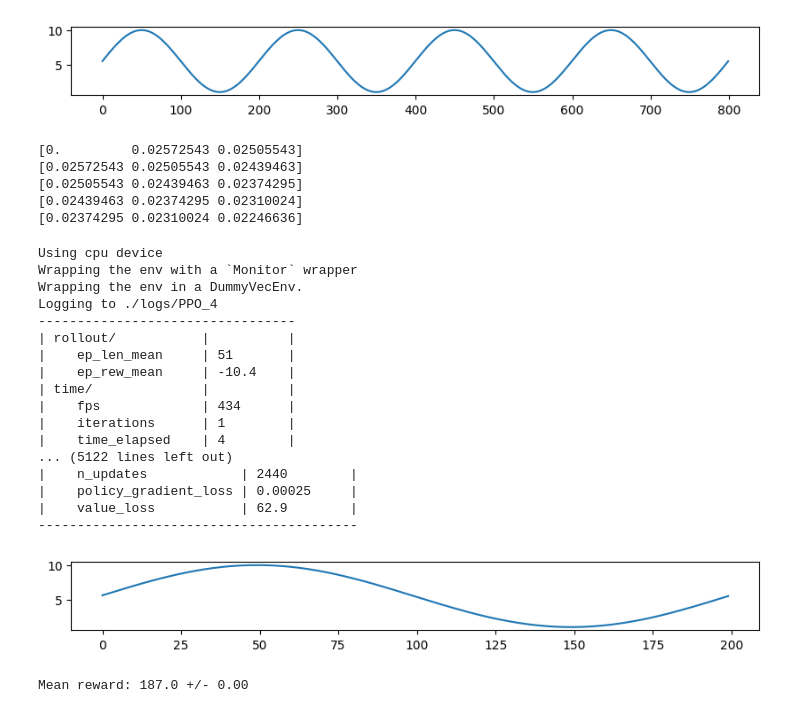
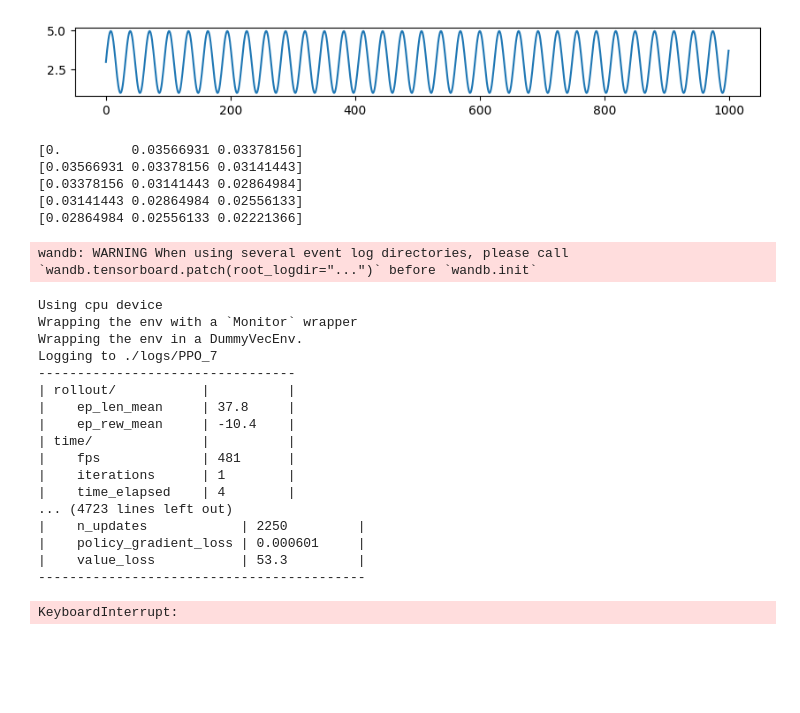
Before and after one commit to andywatts-algo/sinewave, a Jupyter notebook: sinewave.ipynb, the cells around one changed output. Cells and saved outputs as stored; diff of their text form; code cells hidden in the pictures; blank space fills up the shorter version.

```diff
--- a/sinewave.ipynb
+++ b/sinewave.ipynb
@@ -17,7 +16,13 @@ from sine_env import SineEnv
 # %%
 config = {
     "policy_type": "MlpPolicy",
-    "total_timesteps": 500_000,
+    "total_timesteps": 1_000_000,
     "env_name": "SineWave-v0",
+    "amplitude_min": 1,
+    "amplitude_max": 10,
+    "frequency_min": 10,
+    "frequency_max": 100,
+    "lookback": 3,
+    "count": 1000
 }
 # %%
@@ -36,65 +43,55 @@ train_df, test_df = train_test_split(df, test_size=0.2, shuffle=False)
 # %%
 # TRAINING ENV
 register(
     id='SineEnv-v0',
     entry_point='sine_env:SineEnv',
     nondeterministic=False,
     # reward_threshold=
     # autoreset=
 )
-env = gym.make('SineEnv-v0', df=train_df, lookback=3)
+env = gym.make('SineEnv-v0', config=config)
 env.show()
 # %% [output]
-[figure, old version]
+[figure, new version]
 # %%
 # CHECK ENV
-check_env(env.unwrapped)
+check_env(env.unwrapped)  # Great for catching issues
 observation, _ = env.reset()
 for _ in range(5):
     action = env.action_space.sample()
     observation, reward, _, _, _ = env.step(action)
     print(observation)
 # %% [output]
-[0.         0.02572543 0.02505543]
-[0.02572543 0.02505543 0.02439463]
-[0.02505543 0.02439463 0.02374295]
-[0.02439463 0.02374295 0.02310024]
-[0.02374295 0.02310024 0.02246636]
+[0.         0.03566931 0.03378156]
+[0.03566931 0.03378156 0.03141443]
+[0.03378156 0.03141443 0.02864984]
+[0.03141443 0.02864984 0.02556133]
+[0.02864984 0.02556133 0.02221366]
 # %%
 # TRAIN
 model = PPO('MlpPolicy', env, verbose=1, tensorboard_log="./logs")
 model.learn(
     total_timesteps=config["total_timesteps"],
-    # callback=WandbCallback()
+    callback=WandbCallback()
 )
 wandb.finish()
 # %% [output]
-Using cpu device
-Wrapping the env with a `Monitor` wrapper
-Wrapping the env in a DummyVecEnv.
-Logging to ./logs/PPO_4
----------------------------------
-| rollout/           |          |
-|    ep_len_mean     | 51       |
-|    ep_rew_mean     | -10.4    |
-| time/              |          |
-|    fps             | 434      |
-|    iterations      | 1        |
-|    time_elapsed    | 4        |
-... (5122 lines left out)
-|    n_updates            | 2440        |
-|    policy_gradient_loss | 0.00025     |
-|    value_loss           | 62.9        |
------------------------------------------
+wandb: WARNING When using several event log directories, please call `wandb.tensorboard.patch(root_logdir="...")` before `wandb.init`
+Using cpu device
+Wrapping the env with a `Monitor` wrapper
+Wrapping the env in a DummyVecEnv.
+Logging to ./logs/PPO_7
+---------------------------------
+| rollout/           |          |
+|    ep_len_mean     | 37.8     |
+|    ep_rew_mean     | -10.4    |
+| time/              |          |
+|    fps             | 481      |
+|    iterations      | 1        |
+|    time_elapsed    | 4        |
+... (4723 lines left out)
+|    n_updates            | 2250         |
+|    policy_gradient_loss | 0.000601     |
+|    value_loss           | 53.3         |
+------------------------------------------
+KeyboardInterrupt:
-# %%
-# TEST
-lookback = 3
-test_df.reset_index(drop=True, inplace=True)
-env = gym.make('SineEnv-v0', df=test_df, lookback=lookback)
-obs, _ = env.reset()
-# env.show()
-mean_reward, std_reward = evaluate_policy(model, env, n_eval_episodes=10, deterministic=True)
-print(f'Mean reward: {mean_reward} +/- {std_reward:.2f}')
-# %% [output]
-[figure, removed]
-Mean reward: 187.0 +/- 0.00
```
Also changed, not shown: parts of 4 cells of this notebook, 2 other files.
